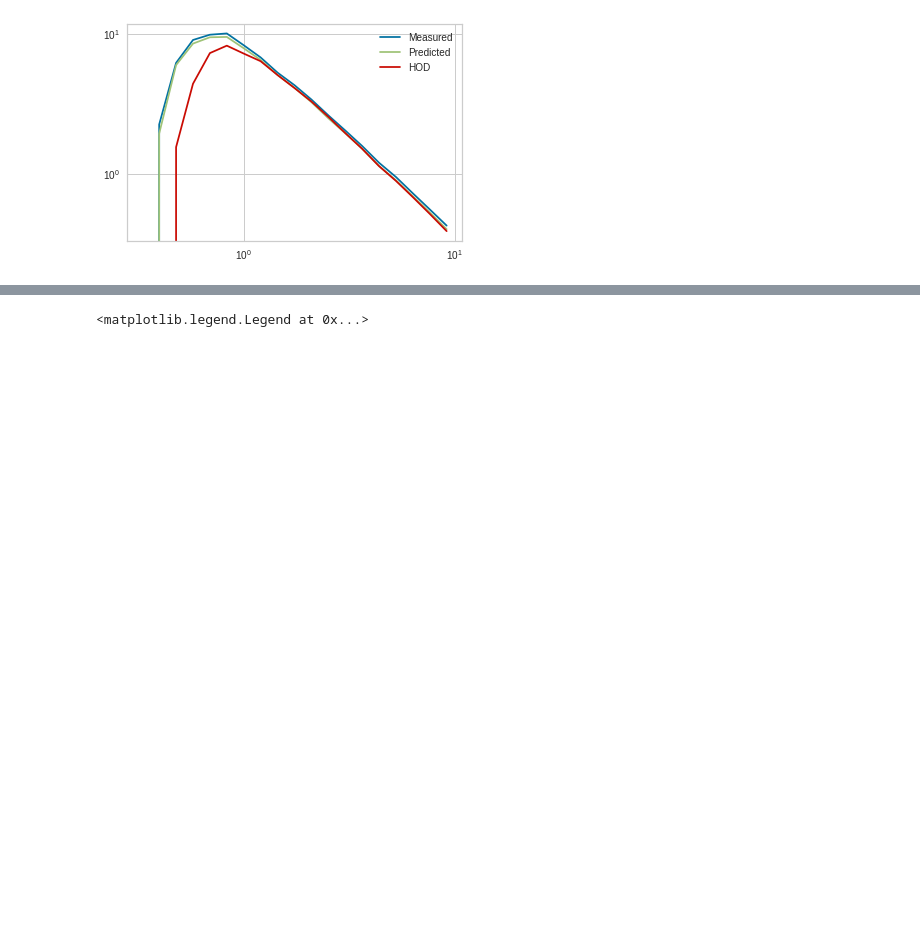
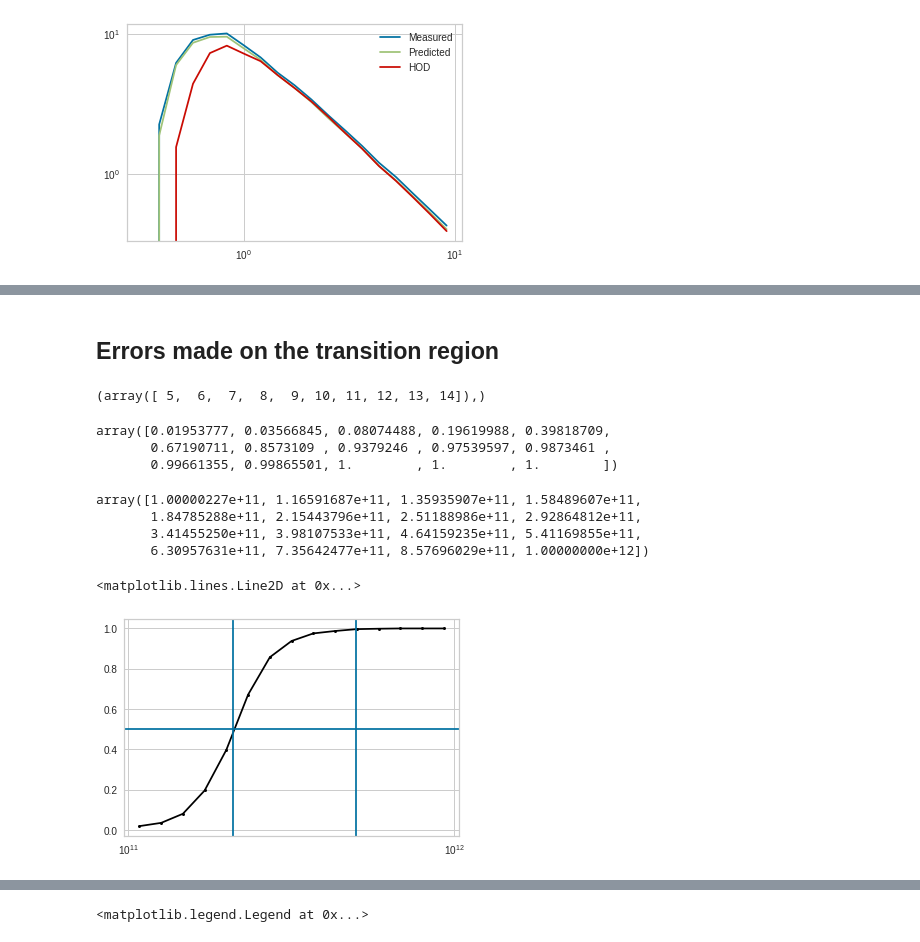
Before and after one commit to florpi/GraphCosmologyNetwork, a Jupyter notebook: baselines/RandomForest_PCA.ipynb, the cells around one changed output, grey strips where cells are left out. Cells and saved outputs as stored; diff of their text form; code cells hidden in the pictures; blank space fills up the shorter version.

```diff
--- a/baselines/RandomForest_PCA.ipynb
+++ b/baselines/RandomForest_PCA.ipynb
@@ -184,0 +186,37 @@ plt.ylim(0.8,1.2)
+# %% [markdown]
+## Errors made on the transition region
+# %%
+test_masses = scaler.inverse_transform(test_features)[:,0]
+nbins= 15
+bins = np.logspace(np.log10(np.min(test_masses)),
+                   12, nbins+1)
+
+nluminous, edges, _ = binned_statistic(test_masses, test_labels,
+                                      statistic = 'mean',
+                                      bins = bins)
+# %%
+np.where((nluminous > 0.45 )& (nluminous > 0.55)  )
+# %% [output]
+(array([ 5,  6,  7,  8,  9, 10, 11, 12, 13, 14]),)
+# %%
+nluminous
+# %% [output]
+array([0.01953777, 0.03566845, 0.08074488, 0.19619988, 0.39818709,
+       0.67190711, 0.8573109 , 0.9379246 , 0.97539597, 0.9873461 ,
+       0.99661355, 0.99865501, 1.        , 1.        , 1.        ])
+# %%
+bins
+# %% [output]
+array([1.00000227e+11, 1.16591687e+11, 1.35935907e+11, 1.58489607e+11,
+       1.84785288e+11, 2.15443796e+11, 2.51188986e+11, 2.92864812e+11,
+       3.41455250e+11, 3.98107533e+11, 4.64159235e+11, 5.41169855e+11,
+       6.30957631e+11, 7.35642477e+11, 8.57696029e+11, 1.00000000e+12])
+# %%
+plt.semilogx((edges[1:]+edges[:-1])/2.,
+           nluminous,color='black', marker='o',markersize=3)
+plt.axvline(x = 2.1e11)
+plt.axhline(y = 0.5)
+plt.axvline(x = 5e11)
+# %% [output]
+<matplotlib.lines.Line2D at 0x...>
+[figure, added]
```
Also changed, not shown: parts of 8 cells of this notebook, 4 other files.
